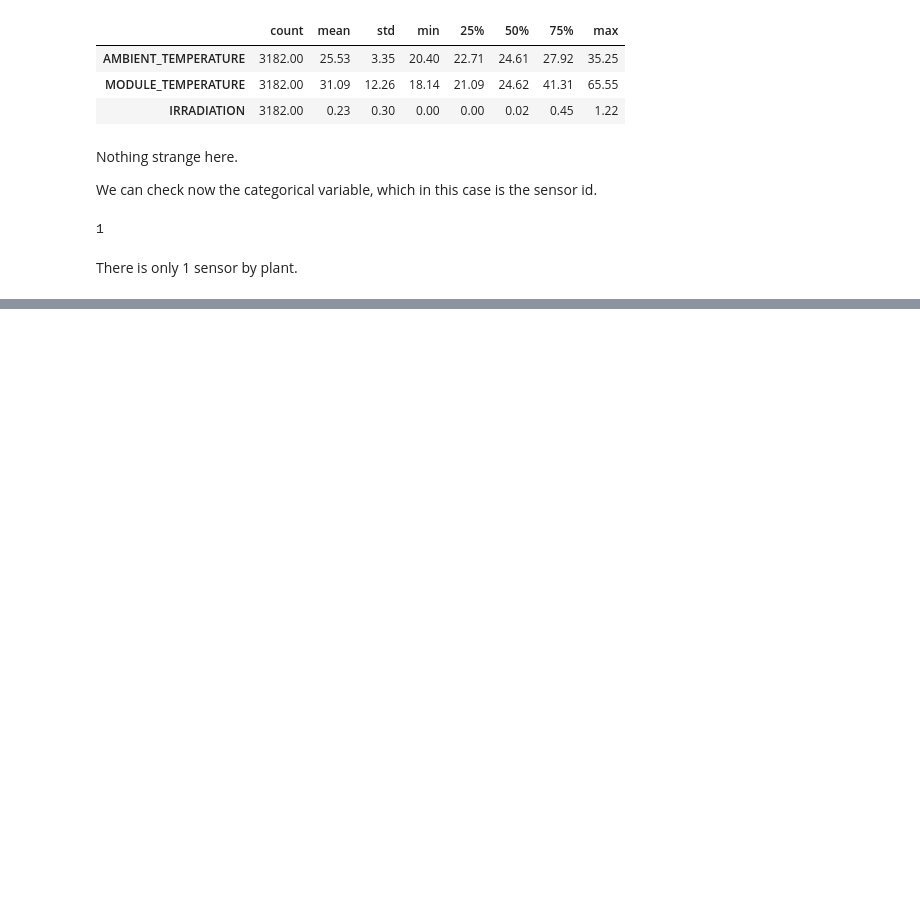
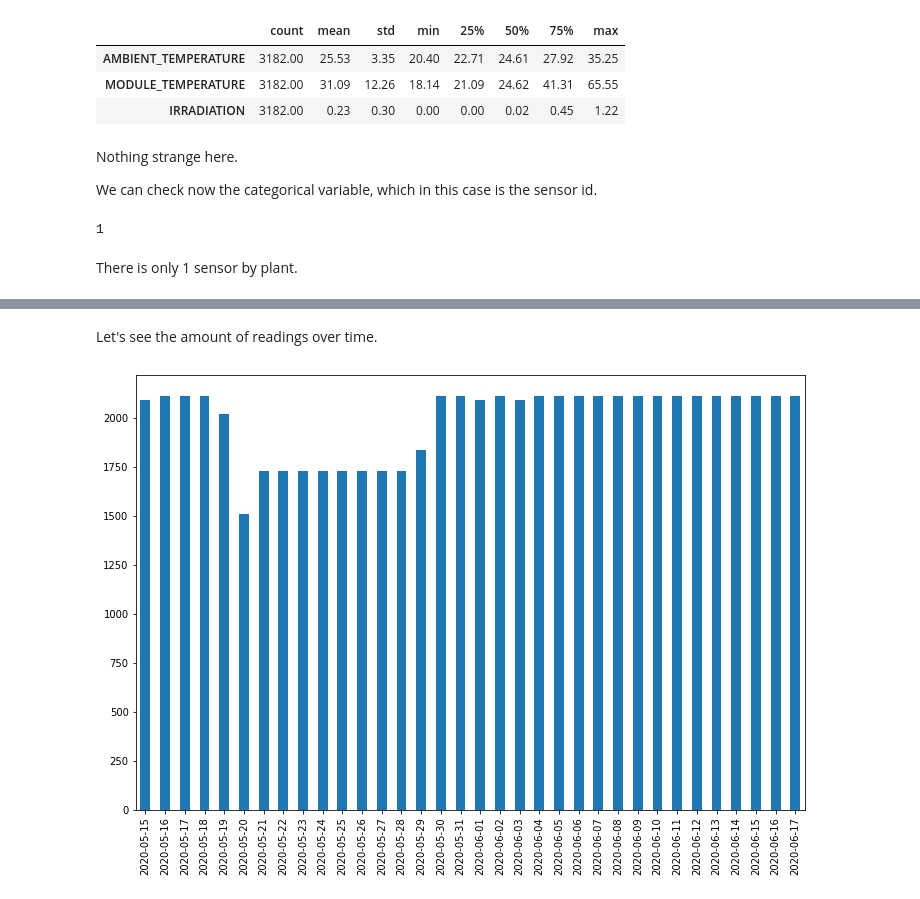
Before and after one commit to luis-cj/data-science-solar-power-plant, a Jupyter notebook: solar_power_plant_part_1.ipynb, the cells around one changed output, grey strips where cells are left out. Cells and saved outputs as stored; diff of their text form; code cells hidden in the pictures; blank space fills up the shorter version.

```diff
--- a/solar_power_plant_part_1.ipynb
+++ b/solar_power_plant_part_1.ipynb
@@ -384,0 +435,4 @@ There is only 1 sensor by plant.
+# %%
+p2g["DATE_TIME"] = pd.to_datetime(p2g["DATE_TIME"])
+# %%
+p2g["PLANT_ID"] = p2g["PLANT_ID"].replace(4136001, "p2")
@@ -384,0 +507,6 @@ There is only 1 sensor by plant.
+# %% [markdown]
+Let's see the amount of readings over time.
+# %%
+p2g["DATE_TIME"].dt.date.value_counts().sort_index().plot.bar(figsize=(12,8));
+# %% [output]
+[figure, added]
```
Also changed, not shown: parts of 44 cells of this notebook.
